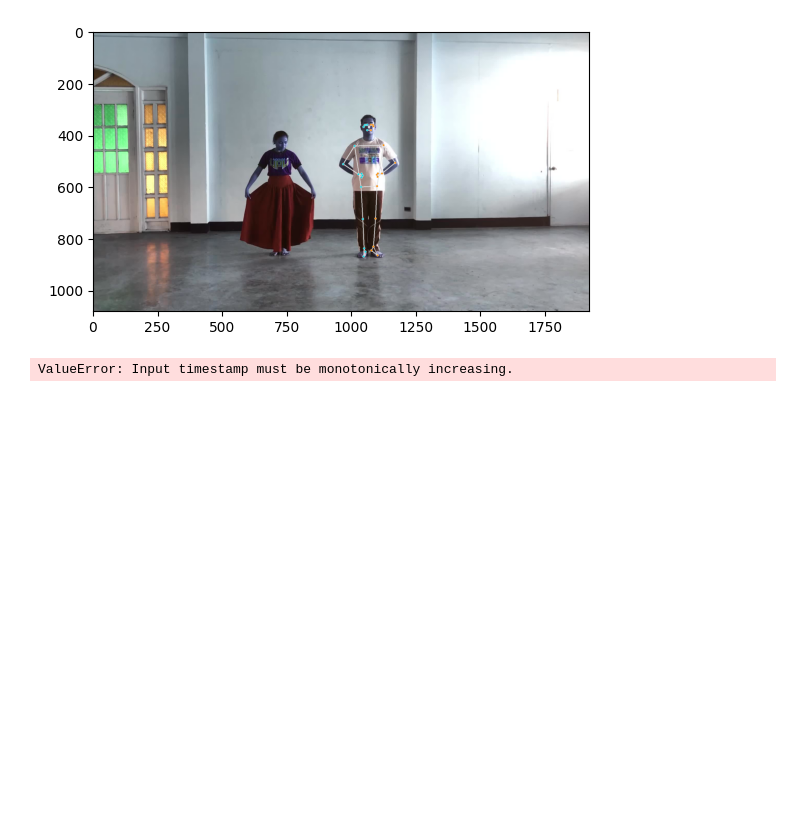
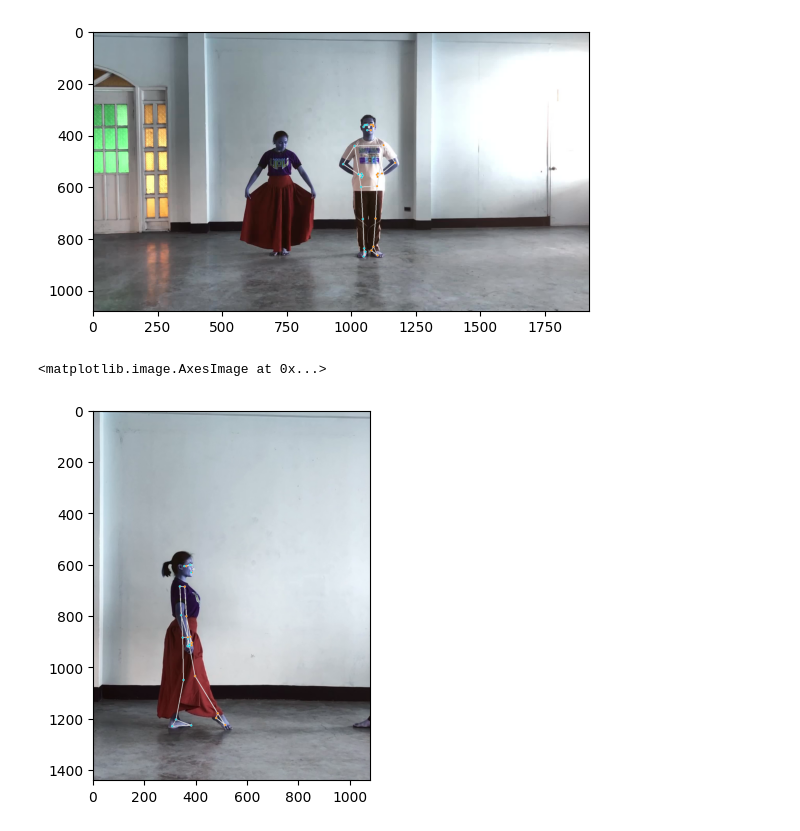
Before and after one commit to YangXLR8/folkdance-score-predictor, a Jupyter notebook: mediaPipe/mediapipe.ipynb, the cells around one changed output. Cells and saved outputs as stored; diff of their text form; code cells hidden in the pictures; blank space fills up the shorter version.

```diff
--- a/mediaPipe/mediapipe.ipynb
+++ b/mediaPipe/mediapipe.ipynb
@@ -88,6 +88,7 @@ plt.imshow(cv2.cvtColor(annotated_image, cv2.COLOR_RGB2BGR))
 [figure]
 # %%
 # STEP 1: Import the necessary modules.
+import cv2
 import mediapipe as mp
 from mediapipe.tasks import python
 from mediapipe.tasks.python import vision
@@ -100,50 +101,36 @@ options = vision.PoseLandmarkerOptions(
     running_mode=mp.tasks.vision.RunningMode.VIDEO,
     base_options=base_options,
     output_segmentation_masks=True)
 detector = vision.PoseLandmarker.create_from_options(options)
 
 # STEP 3: Load the input Video
 # Use OpenCV’s VideoCapture to load the input video.
 cap = cv2.VideoCapture("vid01.mp4")
 
 # Load the frame rate of the video using OpenCV’s CV_CAP_PROP_FPS
 # You’ll need it to calculate the timestamp for each frame.
 fps = int(cap.get(cv2.CAP_PROP_FPS))
-frame_duration = int(1000 / fps)  # Frame duration in milliseconds
-timestamp = 0  # Initialize timestamp
 
 # Loop through each frame in the video using VideoCapture#read()
 while cap.isOpened():
     # Read a single frame from the video
     ret, frame = cap.read()
 
     # Check if frame reading was successful
     if not ret:
         break
 
     # Convert the frame received from OpenCV to a MediaPipe’s Image object.
     # Assuming you have already installed numpy and imported it
     numpy_frame_from_opencv = cv2.cvtColor(frame, cv2.COLOR_BGR2RGB)
     mp_image = mp.Image(image_format=mp.ImageFormat.SRGB, data=numpy_frame_from_opencv)
 
-    # STEP 4: Detect pose landmarks from the input image.
-    detection_result = detector.detect_for_video(image, fps)
+# STEP 4: Detect pose landmarks from the input image.
+detection_result = detector.detect_for_video(mp_image, fps)
 
     # STEP 5: Process the detection result. In this case, visualize it.
-    annotated_frame = draw_landmarks_on_image(numpy_frame_from_opencv, detection_result)
-    annotated_frame_bgr = cv2.cvtColor(annotated_frame, cv2.COLOR_RGB2BGR)
-
-    # Display the annotated frame
-    cv2.imshow('Pose Landmarker', annotated_frame_bgr)
-
-    # Increment the timestamp
-    timestamp += frame_duration
-
-    # Break the loop if the 'q' key is pressed
-    if cv2.waitKey(frame_duration) & 0xFF == ord('q'):
-        break
-
-cap.release()
-cv2.destroyAllWindows()
+annotated_image = draw_landmarks_on_image(numpy_frame_from_opencv, detection_result)
+plt.imshow(cv2.cvtColor(annotated_image, cv2.COLOR_RGB2BGR))
 # %% [output]
-ValueError: Input timestamp must be monotonically increasing.
+<matplotlib.image.AxesImage at 0x...>
+[figure, added]
```
Also changed, not shown: parts of 2 cells of this notebook.
